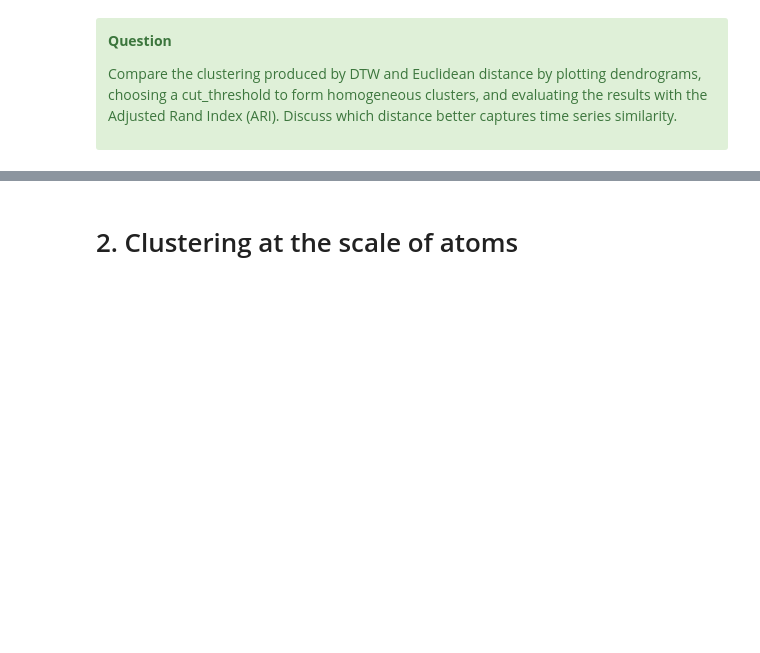
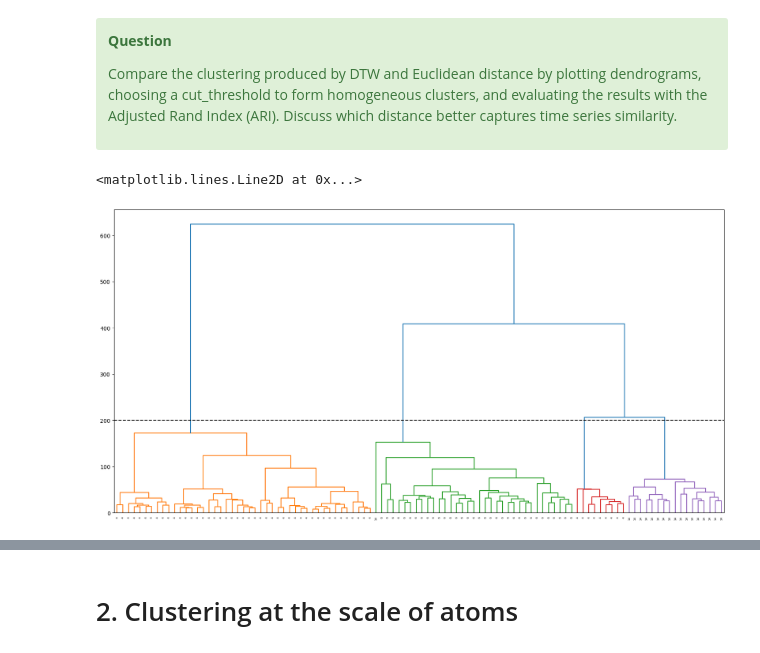
Before and after one commit to janisaiad/timeseries, a Jupyter notebook: notebooks/tp1/01_Clustering_Time_Seriesçjanis.ipynb, the cells around one changed output, grey strips where cells are left out. Cells and saved outputs as stored; diff of their text form; code cells hidden in the pictures; blank space fills up the shorter version.

```diff
--- a/notebooks/tp1/01_Clustering_Time_Seriesçjanis.ipynb
+++ b/notebooks/tp1/01_Clustering_Time_Seriesçjanis.ipynb
@@ -324,7 +456,25 @@ dtw_distance_matrix = pdist(
     profiles_sub.squeeze(), metric=get_dtw_distance
 )  # condensed distance matrix
 # %%
-cut_threshold = ...
+# Compute linkage matrix using the 'Ward' criterion
+linkage = hierarchy.ward(dtw_distance_matrix)
+
+figsize=(20, 10)
+fig, ax = plt.subplots(figsize=figsize)
+
+cut_threshold = 200
+
+dendro = hierarchy.dendrogram(
+    linkage,
+    ax=ax,
+    labels=labels_sub,
+    color_threshold=cut_threshold,
+    distance_sort=True,
+)
+ax.axhline(cut_threshold, ls="--", color="k")
+# %% [output]
+<matplotlib.lines.Line2D at 0x...>
+[figure, added]
 # %%
 # Instead of the previous double for loop, we can use scipy function pdist
 euclidean_distance_matrix = pdist(
```
Also changed, not shown: parts of 17 cells of this notebook, 1 other file.
